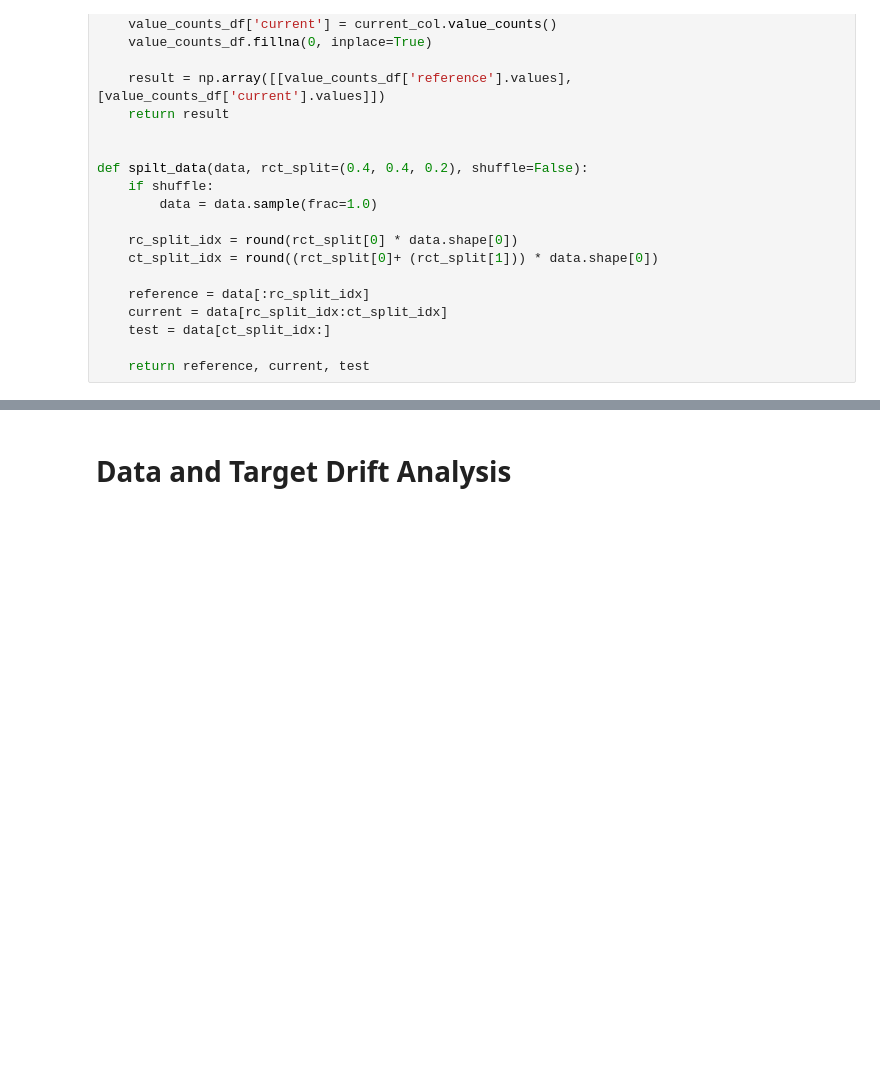
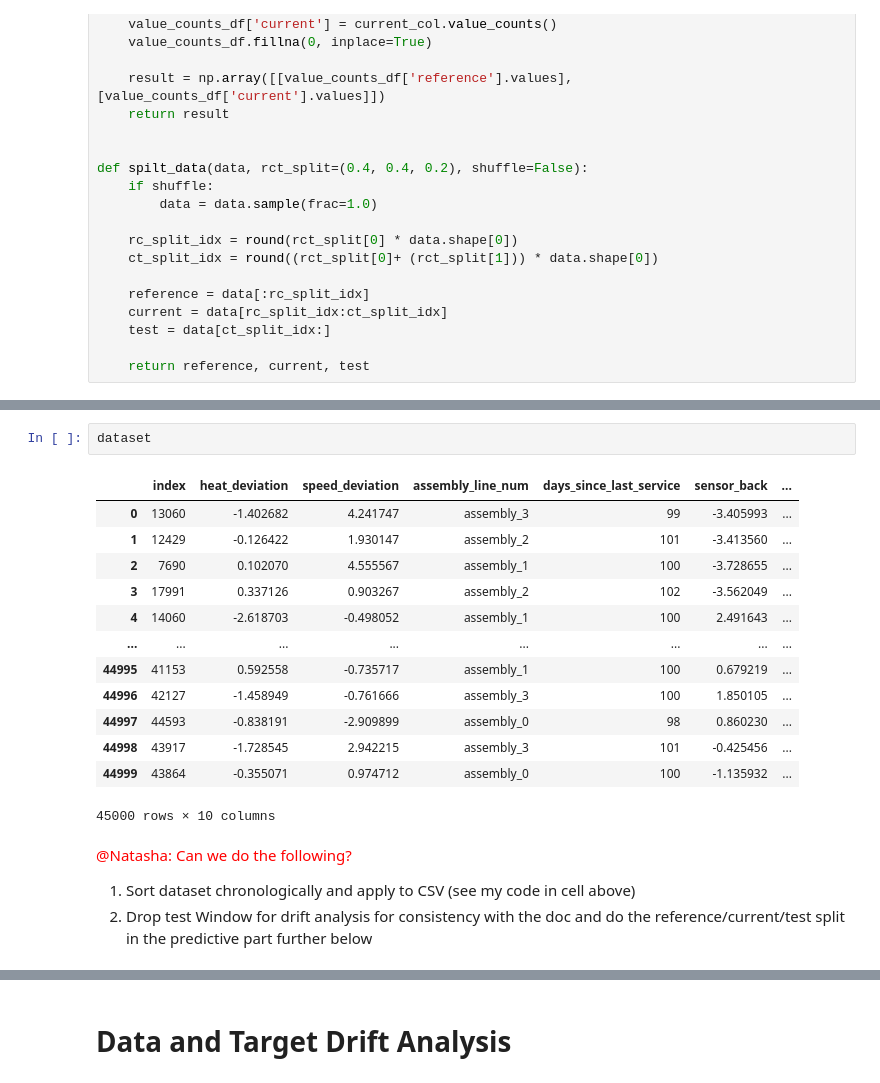
Before and after one commit to Azure/data-model-drift, a Jupyter notebook: tabular-data/DATA_MODEL_DRIFT.ipynb, the cells around one changed output, grey strips where cells are left out. Drawn from its saved outputs; the diff is of its cells as text; blank space fills up the shorter version.

```diff
--- a/tabular-data/DATA_MODEL_DRIFT.ipynb
+++ b/tabular-data/DATA_MODEL_DRIFT.ipynb
@@ -225,6 +198,27 @@ elif dataset_option == 'real-world':
 reference min:  2020-01-06 00:24:38  reference max:  2021-01-05 23:50:54
 current min:  2021-01-06 00:16:07  current max:  2022-01-05 23:02:33
 test min:  2022-01-06 00:00:10  test max:  2022-01-08 23:59:09
+# %%
+dataset
+# %% [output]
+|  | index | heat_deviation | speed_deviation | assembly_line_num | days_since_last_service | sensor_back | ... |
+| 0 | 13060 | -1.402682 | 4.241747 | assembly_3 | 99 | -3.405993 | ... |
+| 1 | 12429 | -0.126422 | 1.930147 | assembly_2 | 101 | -3.413560 | ... |
+| 2 | 7690 | 0.102070 | 4.555567 | assembly_1 | 100 | -3.728655 | ... |
+| 3 | 17991 | 0.337126 | 0.903267 | assembly_2 | 102 | -3.562049 | ... |
+| 4 | 14060 | -2.618703 | -0.498052 | assembly_1 | 100 | 2.491643 | ... |
+| ... | ... | ... | ... | ... | ... | ... | ... |
+| 44995 | 41153 | 0.592558 | -0.735717 | assembly_1 | 100 | 0.679219 | ... |
+| 44996 | 42127 | -1.458949 | -0.761666 | assembly_3 | 100 | 1.850105 | ... |
+| 44997 | 44593 | -0.838191 | -2.909899 | assembly_0 | 98 | 0.860230 | ... |
+| 44998 | 43917 | -1.728545 | 2.942215 | assembly_3 | 101 | -0.425456 | ... |
+| 44999 | 43864 | -0.355071 | 0.974712 | assembly_0 | 100 | -1.135932 | ... |
+45000 rows × 10 columns
+# %% [markdown]
+<span style='color:Red'> @Natasha: Can we do the following?  </span>
+
+1. Sort dataset chronologically and apply to CSV (see my code in cell above)
+2. Drop test Window for drift analysis for consistency with the doc and do the reference/current/test split in the predictive part further below
 # %% [markdown]
 Since we assume that data drift impacted the dataset over time, we split the data into two consecutive windows, **reference** and **current**, using the ``split_data`` function:
 
```
Also changed, not shown: parts of 21 cells of this notebook, 1 other file.
